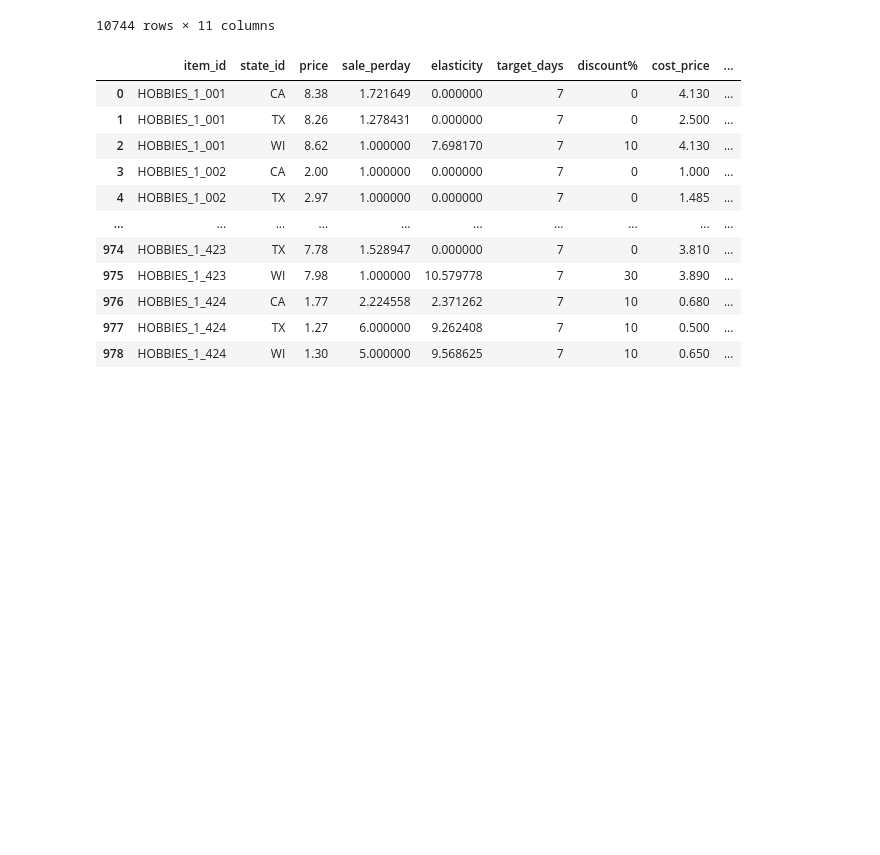
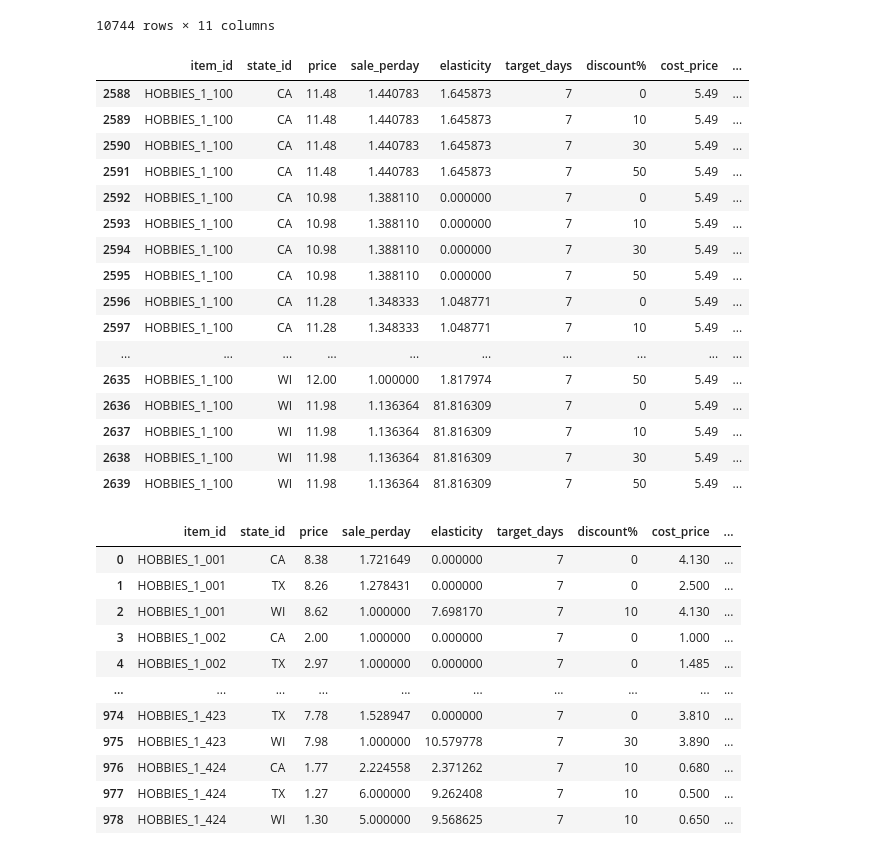
Before and after one commit to janiceivana/DS05_P5, a Jupyter notebook: opti.ipynb, the cells around one changed output. Saved outputs shown, nothing was run; the diff lists cells and outputs as text; code cells hidden in the pictures; blank space fills up the shorter version.

```diff
--- a/opti.ipynb
+++ b/opti.ipynb
@@ -266,6 +266,28 @@ h1_opti["cost"] = round(h1_opti['cost_price']*h1_opti["predict_total_sale"],2)
 h1_opti["revenue"] = round(h1_opti["discount_price"]*h1_opti["predict_total_sale"],2)
 
 h1_opti["profit"] = h1_opti["revenue"]-h1_opti["cost"]
+# %%
+h1_opti_copy = h1_opti
+# %%
+h1_opti_copy[h1_opti_copy['item_id']=="HOBBIES_1_100"]
+# %% [output]
+|  | item_id | state_id | price | sale_perday | elasticity | target_days | discount% | cost_price | ... |
+| 2588 | HOBBIES_1_100 | CA | 11.48 | 1.440783 | 1.645873 | 7 | 0 | 5.49 | ... |
+| 2589 | HOBBIES_1_100 | CA | 11.48 | 1.440783 | 1.645873 | 7 | 10 | 5.49 | ... |
+| 2590 | HOBBIES_1_100 | CA | 11.48 | 1.440783 | 1.645873 | 7 | 30 | 5.49 | ... |
+| 2591 | HOBBIES_1_100 | CA | 11.48 | 1.440783 | 1.645873 | 7 | 50 | 5.49 | ... |
+| 2592 | HOBBIES_1_100 | CA | 10.98 | 1.388110 | 0.000000 | 7 | 0 | 5.49 | ... |
+| 2593 | HOBBIES_1_100 | CA | 10.98 | 1.388110 | 0.000000 | 7 | 10 | 5.49 | ... |
+| 2594 | HOBBIES_1_100 | CA | 10.98 | 1.388110 | 0.000000 | 7 | 30 | 5.49 | ... |
+| 2595 | HOBBIES_1_100 | CA | 10.98 | 1.388110 | 0.000000 | 7 | 50 | 5.49 | ... |
+| 2596 | HOBBIES_1_100 | CA | 11.28 | 1.348333 | 1.048771 | 7 | 0 | 5.49 | ... |
+| 2597 | HOBBIES_1_100 | CA | 11.28 | 1.348333 | 1.048771 | 7 | 10 | 5.49 | ... |
+| ... | ... | ... | ... | ... | ... | ... | ... | ... | ... |
+| 2635 | HOBBIES_1_100 | WI | 12.00 | 1.000000 | 1.817974 | 7 | 50 | 5.49 | ... |
+| 2636 | HOBBIES_1_100 | WI | 11.98 | 1.136364 | 81.816309 | 7 | 0 | 5.49 | ... |
+| 2637 | HOBBIES_1_100 | WI | 11.98 | 1.136364 | 81.816309 | 7 | 10 | 5.49 | ... |
+| 2638 | HOBBIES_1_100 | WI | 11.98 | 1.136364 | 81.816309 | 7 | 30 | 5.49 | ... |
+| 2639 | HOBBIES_1_100 | WI | 11.98 | 1.136364 | 81.816309 | 7 | 50 | 5.49 | ... |
 # %%
 h1_opti = h1_opti.loc[h1_opti.groupby(['item_id', 'state_id','cost_price'])['profit'].idxmax()]
 h1_opti.reset_index(drop=True, inplace=True)
```
Also changed, not shown: parts of 1 cell of this notebook.
